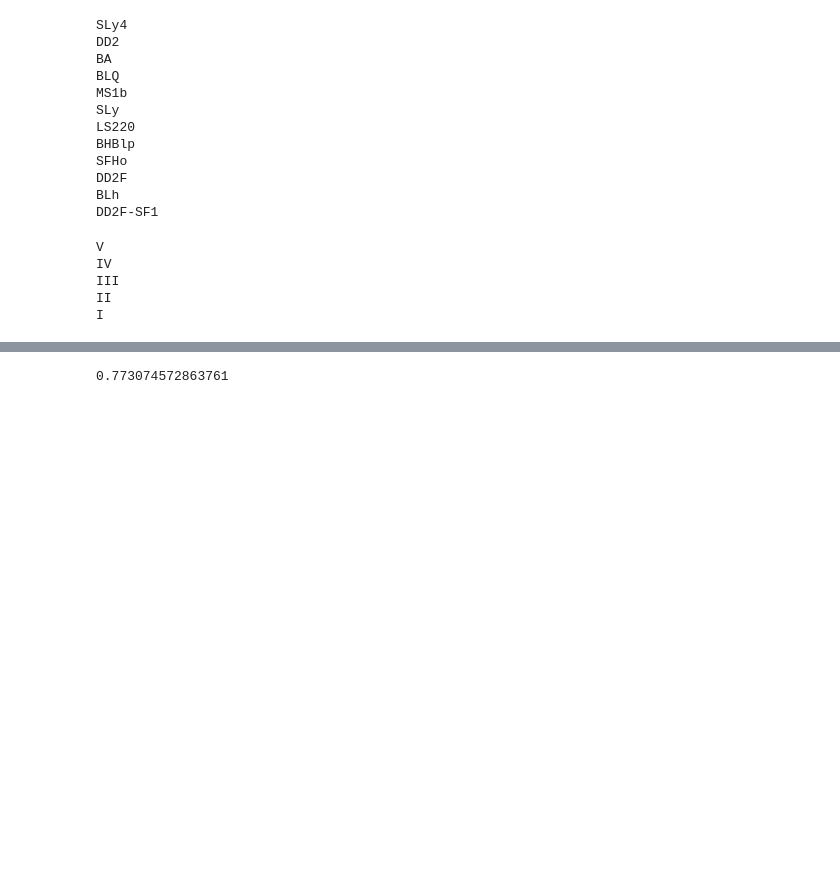
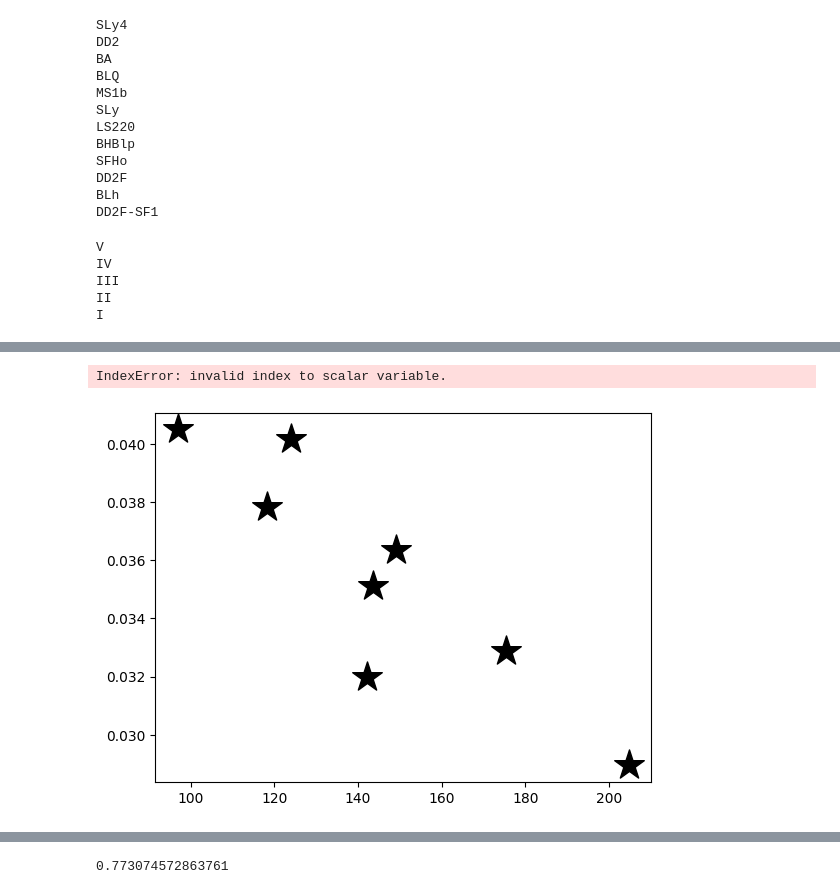
Before and after one commit to astro-man98/High_Density_Sound_Speed, a Jupyter notebook: Scaling_Analysis.ipynb, the cells around one changed output, grey strips where cells are left out. Cells and saved outputs as stored; diff of their text form; code cells hidden in the pictures; blank space fills up the shorter version.

```diff
--- a/Scaling_Analysis.ipynb
+++ b/Scaling_Analysis.ipynb
@@ -491,7 +493,7 @@ def k2(X,Psi):
     # print(((H2_v)/(H1_v) + 3*((1- 4*Pi_c)**2))*np.log(1 - 4*Pi_c))
     return (256.0/5.0)*(((Pi_c_5)*one_minus_4Pi_c_2)/((H2_v)/(H1_v) + 3*one_minus_4Pi_c_2*np.log(1 - 4*Pi_c)))
 # %%
-sim_info_RVSS = {'EOS_I_1p3':{'eos': "I",'m':1.3, 'xi' : R0*(1.3)/(RVSS_M_R_interp["I"](1.3)),'xi_p':xi(RVSS_X_M_interp["I"](1.3),RVSS_Psi_Mns_interp["I"](1.3)),'k2_p': k2(RVSS_X_M_interp["I"](1.3),RVSS_Psi_Mns_interp["I"](1.3)),'Mfpeak': 0},
+sim_info_RVSS = {'EOS_I_1p3':{'eos': "I",'m':1.3,'xi_p':xi(RVSS_X_M_interp["I"](1.3),RVSS_Psi_Mns_interp["I"](1.3)),'k2_p': k2(RVSS_X_M_interp["I"](1.3),RVSS_Psi_Mns_interp["I"](1.3)),'Mfpeak': 0},
                  'EOS_I_1p4':{'eos': "I",'m':1.4, 'xi' : R0*(1.4)/(RVSS_M_R_interp["I"](1.4)),'xi_p':xi(RVSS_X_M_interp["I"](1.4),RVSS_Psi_Mns_interp["I"](1.4)),'k2_p': k2(RVSS_X_M_interp["I"](1.4),RVSS_Psi_Mns_interp["I"](1.4)),'Mfpeak': 0},
                  'EOS_II_1p3':{'eos': "II",'m':1.3, 'xi' : R0*(1.3)/(RVSS_M_R_interp["II"](1.3)),'xi_p':xi(RVSS_X_M_interp["II"](1.3),RVSS_Psi_Mns_interp["II"](1.3)),'k2_p': k2(RVSS_X_M_interp["II"](1.3),RVSS_Psi_Mns_interp["II"](1.3)),'Mfpeak': RVSS_Mf2_list_1p3[2]},
                  'EOS_II_1p4':{'eos': "II",'m':1.4, 'xi' : R0*(1.4)/(RVSS_M_R_interp["II"](1.4)),'xi_p':xi(RVSS_X_M_interp["II"](1.4),RVSS_Psi_Mns_interp["II"](1.4)),'k2_p': k2(RVSS_X_M_interp["II"](1.4),RVSS_Psi_Mns_interp["II"](1.4)),'Mfpeak': 0},
@@ -502,6 +504,9 @@ sim_info_RVSS = {'EOS_I_1p3':{'eos': "I",'m':1.3, 'xi' : R0*(1.3)/(RVSS_M_R_inte
                  'EOS_IV_1p4' :{'eos' : "IV", 'm': 1.4,'xi' : R0*(1.4)/(RVSS_M_R_interp["IV"](1.4)),'xi_p':xi(RVSS_X_M_interp["IV"](1.4),RVSS_Psi_Mns_interp["IV"](1.4)),'k2_p': k2(RVSS_X_M_interp["IV"](1.4),RVSS_Psi_Mns_interp["IV"](1.4)),'Mfpeak' : RVSS_Mf2_list_1p4[4]},
                  'EOS_V_1p3':{'eos': "V",'m':1.3,'xi' : R0*(1.3)/(RVSS_M_R_interp["V"](1.3)),'xi_p':xi(RVSS_X_M_interp["V"](1.3),RVSS_Psi_Mns_interp["V"](1.3)),'k2_p': k2(RVSS_X_M_interp["V"](1.3),RVSS_Psi_Mns_interp["V"](1.3)),'Mfpeak' : RVSS_Mf2_list_1p3[0]},
                  'EOS_V_1p4':{'eos': "V",'m':1.4,'xi' : R0*(1.4)/(RVSS_M_R_interp["V"](1.4)),'xi_p':xi(RVSS_X_M_interp["V"](1.4),RVSS_Psi_Mns_interp["V"](1.4)),'k2_p': k2(RVSS_X_M_interp["V"](1.3),RVSS_Psi_Mns_interp["V"](1.4)),'Mfpeak' : RVSS_Mf2_list_1p4[0]}}
+# %%
+def D_tilde(m1,m2,D_1,D_2):
+    return (16.0/13.0)*((m1 + 12*m2)*(m1**4)*D_1 + (m2 + 12*m1)*(m2**4)*D_2)/((m1 + m2)**5)
 # %%
 sim_info_core_subeos = {}
 Psi_1 = []
@@ -590,7 +569,7 @@ print(min_q)
 # %%
 i = 0
 for sim in sim_info_RVSS:
-    if sim_info_RVSS[sim]['Mfpeak'] > 0.025:
+    if sim_info_RVSS[sim]['Mfpeak'] > 0.020:
 
         p_central = RVSS_M_pc_interp[sim_info_RVSS[sim]['eos']](sim_info_RVSS[sim]['m'])
         eps_central = RVSS_List[sim_info_RVSS[sim]['eos']][0].eos_interp(p_central)
@@ -766,11 +637,54 @@ upper = np.percentile(boot_preds, 95.0, axis=0)
-# %%
-mf2_rel_diff = (mf2_tot-mf2_pred)/(mf2_tot)
-mf2_symm_diff = (Mf2_for_lin_regress_q1 - mf2_pred_sym)/(Mf2_for_lin_regress_q1)
-
-upper_CB = np.empty_like(D_fit)
-lower_CB = np.empty_like(D_fit)
-q_1_pred = Q_sym_fit(D_fit,*popt_q1)
-
-for i,y in enumerate(q_1_pred):
-    upper_CB[i] = (upper[i] - q_1_pred[i])/(q_1_pred[i])
-    lower_CB[i] = (lower[i] - q_1_pred[i])/(q_1_pred[i])
+# %%
+fit_fig,fig_ax = plt.subplots(1)
+D_tilde_tot = []
+Mf2_tot = []
+D_tilde_sym = []
+Mf2_sym = []
+m_rvss = []
+count = 0
+m1_tot = np.concatenate([QUR_data[eos][q]['m1_arr'] for eos in QUR_data for q in QUR_data[eos]])
+m2_tot = np.concatenate([QUR_data[eos][q]['m2_arr'] for eos in QUR_data for q in QUR_data[eos]])
+q_tot = []
+for eos in QUR_data:
+    for q in QUR_data[eos]:
+            for i,D_t in enumerate(QUR_data[eos][q]['D_tilde']):
+                q_tot.append(q)
+                D_tilde_tot.append(D_t)
+                Mf2_tot.append(QUR_data[eos][q]['Mfpeak'][i])
+                count = count + 1
+                if q == 1.0:
+                     D_tilde_sym.append(D_t)
+                     Mf2_sym.append(QUR_data[eos][q]['Mfpeak'][i])
+n_rvss_sims = 0
+for sim in sim_info_RVSS:
+     if sim_info_RVSS[sim]['Mfpeak'] > 0.025:
+        q_tot.append(q)
+        D_tilde_tot.append(sim_info_RVSS[sim]['D'])
+        Mf2_tot.append(sim_info_RVSS[sim]['Mfpeak'])
+        n_rvss_sims = n_rvss_sims + 1
+        m_rvss.append(sim_info_RVSS[sim]['m'])
+        count = count + 1
+        fig_ax.scatter(sim_info_RVSS[sim]['D'],sim_info_RVSS[sim]['Mfpeak'],s=500,marker='*',color='black')
+
+D_tilde_tot = np.asanyarray(D_tilde_tot)
+q_tot = np.asanyarray(q_tot)
+Mf2_tot = np.asanyarray(Mf2_tot)
+D_tilde_sym = np.asanyarray(D_tilde_sym)
+Mf2_sym = np.asanyarray(Mf2_sym)
+m_rvss = np.asanyarray(m_rvss)
+m1_tot = np.concatenate([m1_tot,m_rvss])
+m2_tot = np.concatenate([m2_tot,m_rvss])
+sorted_ind = np.argsort(D_tilde_tot)
+# fig_ax.plot(D_tilde_tot[sorted_ind],mf2_pred_lin[sorted_ind],color='black',label='Linear')
+# fig_ax.plot(D_tilde_tot[sorted_ind],mf2_pred_power_law[sorted_ind],color='red',label='Power Law')
+
+fig_ax.scatter(D_tilde_tot[:len(D_tilde_tot)-n_rvss_sims],Mf2_tot[:len(Mf2_tot)-n_rvss_sims],color='Grey')
+fig_ax.set_xlim([0,250])
+# D_mult_res_linregress = linregress(D_mult_res,Mf2_mult_res)
+
+# print(f"R^2:{D_mult_res_linregress.rvalue**2}")
+
+print(count)
+# %% [output]
+IndexError: invalid index to scalar variable.
+[figure, added]
```
Also changed, not shown: parts of 24 cells of this notebook.
